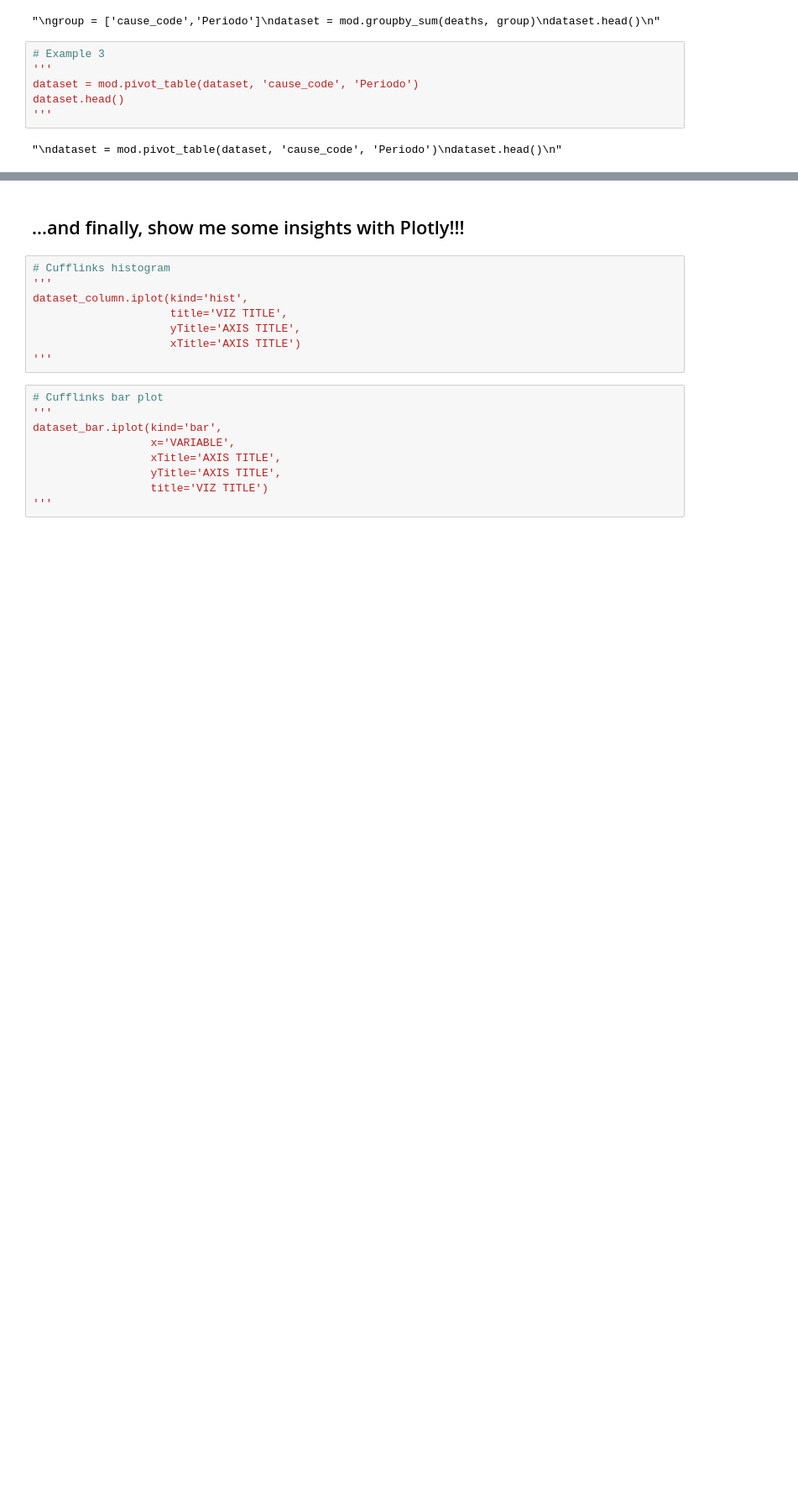
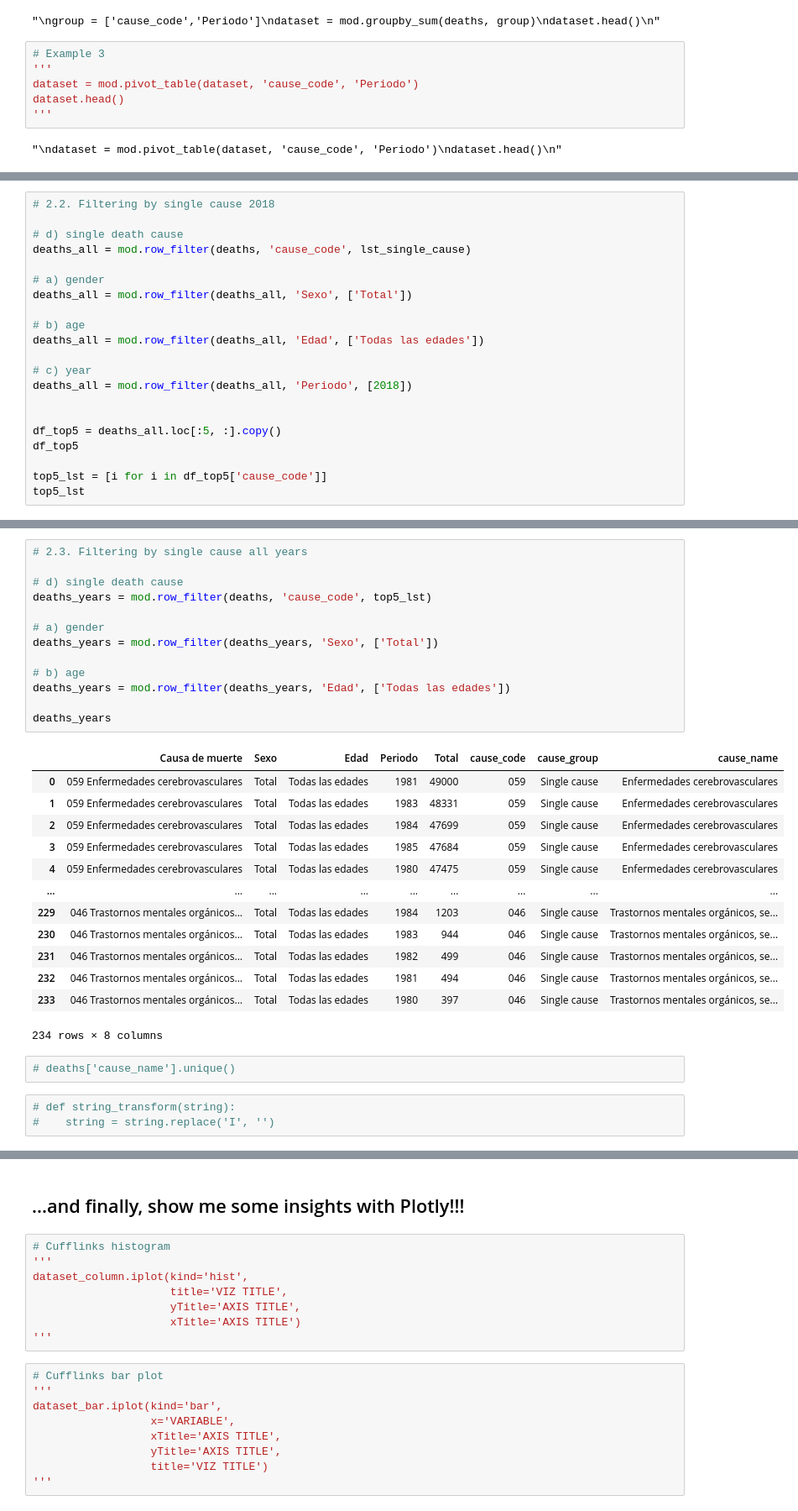
Before and after one commit to Kristinawk/deadly_viz_challenge, a Jupyter notebook: notebooks/deadly_viz_challenge.ipynb, the cells around one changed output, grey strips where cells are left out. Shown at 84% size. Cells and saved outputs as stored; diff of their text form; blank space fills up the shorter version.

```diff
--- a/notebooks/deadly_viz_challenge.ipynb
+++ b/notebooks/deadly_viz_challenge.ipynb
@@ -178,0 +234,21 @@ dataset.head()
+# %%
+# 2.2. Filtering by single cause 2018
+
+# d) single death cause
+deaths_all = mod.row_filter(deaths, 'cause_code', lst_single_cause)
+
+# a) gender
+deaths_all = mod.row_filter(deaths_all, 'Sexo', ['Total'])
+
+# b) age
+deaths_all = mod.row_filter(deaths_all, 'Edad', ['Todas las edades'])
+
+# c) year
+deaths_all = mod.row_filter(deaths_all, 'Periodo', [2018])
+
+
+df_top5 = deaths_all.loc[:5, :].copy()
+df_top5
+
+top5_lst = [i for i in df_top5['cause_code']]
+top5_lst
@@ -178,0 +271,32 @@ dataset.head()
+# %%
+# 2.3. Filtering by single cause all years
+
+# d) single death cause
+deaths_years = mod.row_filter(deaths, 'cause_code', top5_lst)
+
+# a) gender
+deaths_years = mod.row_filter(deaths_years, 'Sexo', ['Total'])
+
+# b) age
+deaths_years = mod.row_filter(deaths_years, 'Edad', ['Todas las edades'])
+
+deaths_years
+# %% [output]
+|  | Causa de muerte | Sexo | Edad | Periodo | Total | cause_code | cause_group | cause_name |
+| 0 | 059 Enfermedades cerebrovasculares | Total | Todas las edades | 1981 | 49000 | 059 | Single cause | Enfermedades cerebrovasculares |
+| 1 | 059 Enfermedades cerebrovasculares | Total | Todas las edades | 1983 | 48331 | 059 | Single cause | Enfermedades cerebrovasculares |
+| 2 | 059 Enfermedades cerebrovasculares | Total | Todas las edades | 1984 | 47699 | 059 | Single cause | Enfermedades cerebrovasculares |
+| 3 | 059 Enfermedades cerebrovasculares | Total | Todas las edades | 1985 | 47684 | 059 | Single cause | Enfermedades cerebrovasculares |
+| 4 | 059 Enfermedades cerebrovasculares | Total | Todas las edades | 1980 | 47475 | 059 | Single cause | Enfermedades cerebrovasculares |
+| ... | ... | ... | ... | ... | ... | ... | ... | ... |
+| 229 | 046 Trastornos mentales orgánicos... | Total | Todas las edades | 1984 | 1203 | 046 | Single cause | Trastornos mentales orgánicos, se... |
+| 230 | 046 Trastornos mentales orgánicos... | Total | Todas las edades | 1983 | 944 | 046 | Single cause | Trastornos mentales orgánicos, se... |
+| 231 | 046 Trastornos mentales orgánicos... | Total | Todas las edades | 1982 | 499 | 046 | Single cause | Trastornos mentales orgánicos, se... |
+| 232 | 046 Trastornos mentales orgánicos... | Total | Todas las edades | 1981 | 494 | 046 | Single cause | Trastornos mentales orgánicos, se... |
+| 233 | 046 Trastornos mentales orgánicos... | Total | Todas las edades | 1980 | 397 | 046 | Single cause | Trastornos mentales orgánicos, se... |
+234 rows × 8 columns
+# %%
+# deaths['cause_name'].unique()
+# %%
+# def string_transform(string):
+#    string = string.replace('I', '')
```
Also changed, not shown: parts of 9 cells of this notebook.
